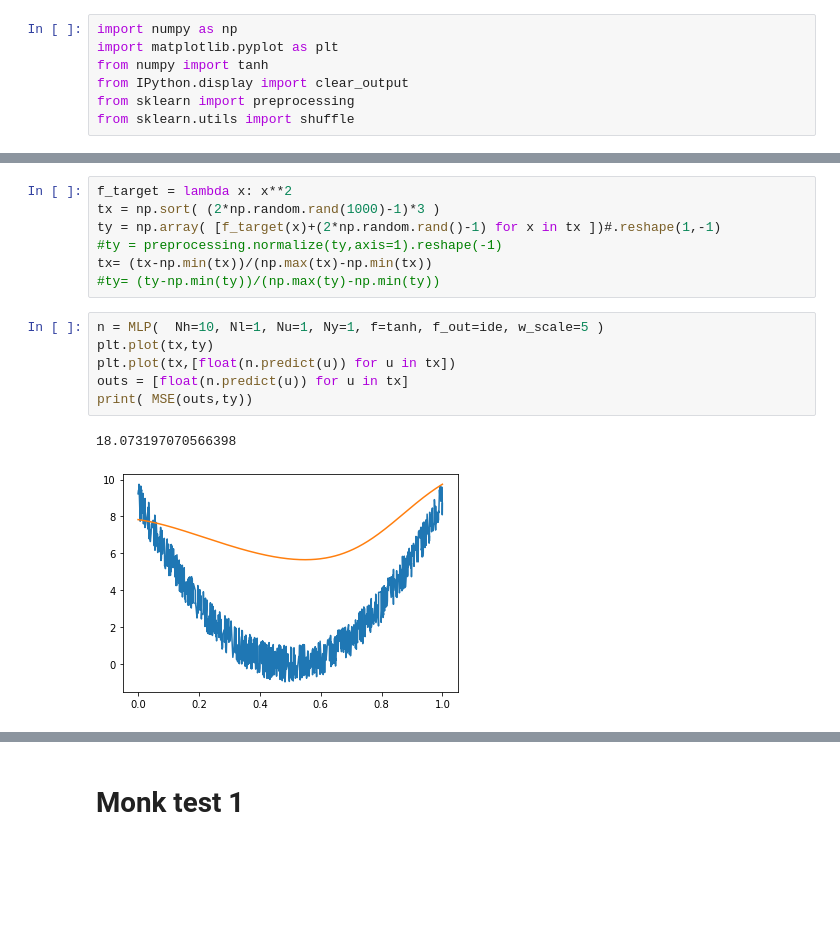
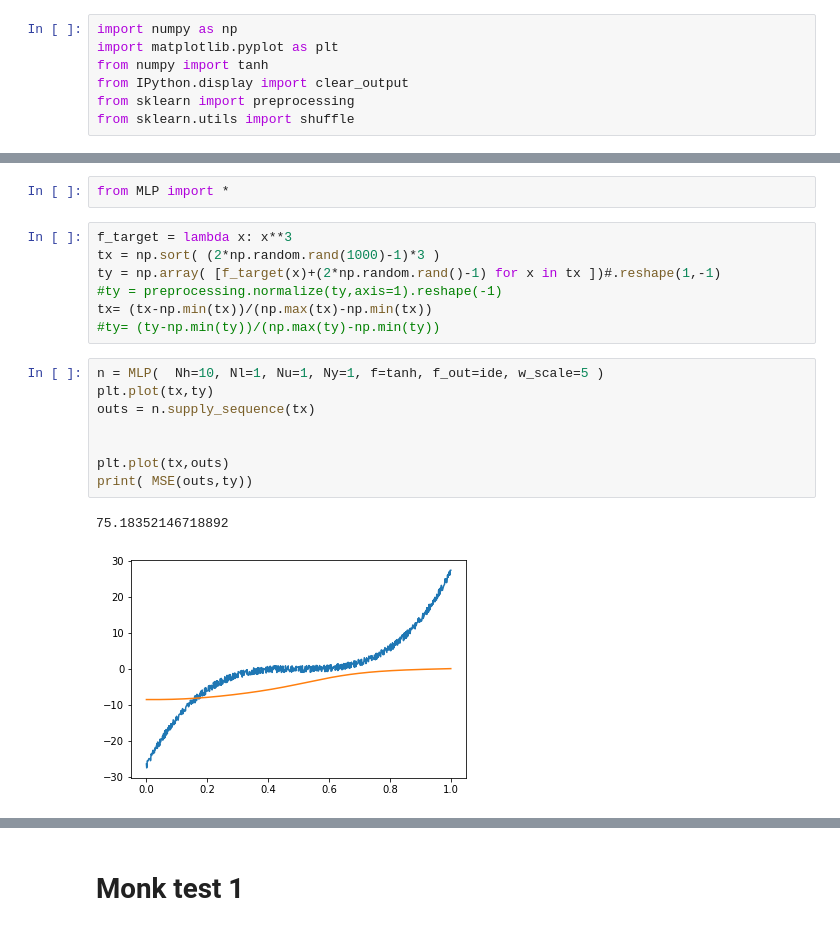
Before and after one commit to sd3ntato/ML-Project, a Jupyter notebook: MLP_Bias.ipynb, the cells around one changed output, grey strips where cells are left out. Saved outputs shown, nothing was run; the diff lists cells and outputs as text; blank space fills up the shorter version.

```diff
--- a/MLP_Bias.ipynb
+++ b/MLP_Bias.ipynb
@@ -102,5 +8,7 @@ class MLP():
+# %%
+from MLP import *
 # %%
-f_target = lambda x: x**2
+f_target = lambda x: x**3
 tx = np.sort( (2*np.random.rand(1000)-1)*3 )
 ty = np.array( [f_target(x)+(2*np.random.rand()-1) for x in tx ])#.reshape(1,-1)
 #ty = preprocessing.normalize(ty,axis=1).reshape(-1)
@@ -109,9 +17,11 @@ tx= (tx-np.min(tx))/(np.max(tx)-np.min(tx))
 # %%
 n = MLP(  Nh=10, Nl=1, Nu=1, Ny=1, f=tanh, f_out=ide, w_scale=5 )
 plt.plot(tx,ty)
-plt.plot(tx,[float(n.predict(u)) for u in tx])
-outs = [float(n.predict(u)) for u in tx]
+outs = n.supply_sequence(tx)
+
+
+plt.plot(tx,outs)
 print( MSE(outs,ty))
 # %% [output]
-18.073197070566398
+75.18352146718892
-[figure, old version]
+[figure, new version]
```
Also changed, not shown: parts of 4 cells of this notebook, 1 other file.
